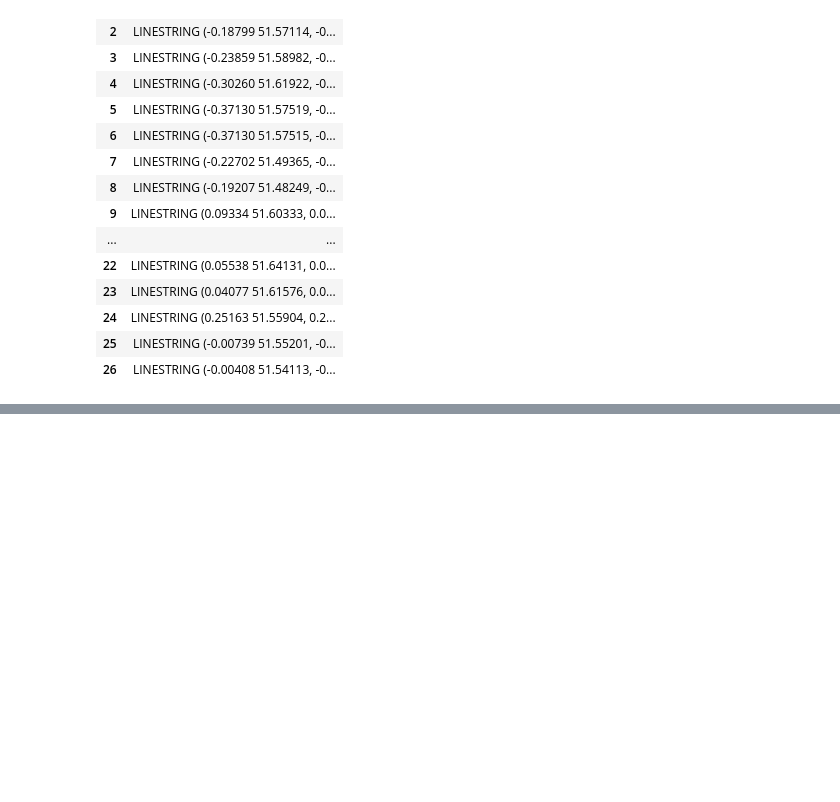
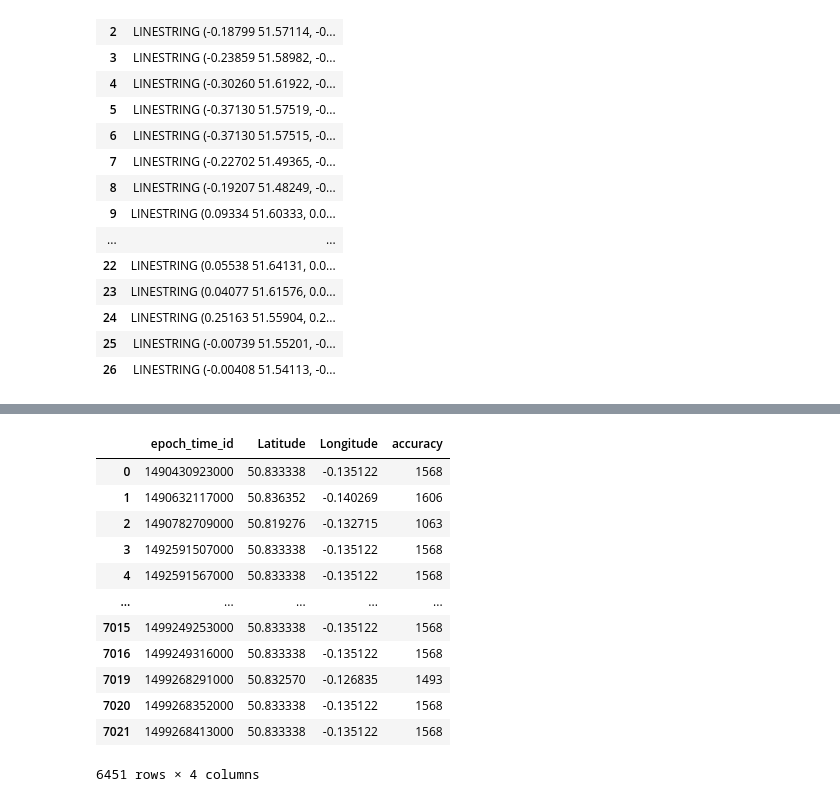
Before and after one commit to dbalabka/shl-activity-recognition-2021, a Jupyter notebook: notebooks/features_distance_to_points.ipynb, the cells around one changed output, grey strips where cells are left out. Drawn from its saved outputs; the diff is of its cells as text; code cells hidden in the pictures; blank space fills up the shorter version.

```diff
--- a/notebooks/features_distance_to_points.ipynb
+++ b/notebooks/features_distance_to_points.ipynb
@@ -264,0 +293,25 @@ train_label.merge(train_distances_to_lines_with_windows, on="epoch_time_id")
+# %%
+def read_cell_location(cell_location_file, feature_distance_file):
+    cell_location = pd.read_csv(cell_location_file)
+    return cell_location[~cell_location.epoch_time_id.isin(pd.read_parquet(feature_distance_file, columns=['epoch_time_id'])['epoch_time_id'])]
+
+train_cell_location = read_cell_location('../data/train/features_cell_to_location.csv', '../data/train/features_distances.parquet')
+test_cell_location = read_cell_location('../data/test/features_cell_to_location.csv', '../data/test/features_distances.parquet')
+validate_cell_location = read_cell_location('../data/validate/features_cell_to_location.csv', '../data/validate/features_distances.parquet')
+
+
+display(train_cell_location)
+# %% [output]
+|  | epoch_time_id | Latitude | Longitude | accuracy |
+| 0 | 1490430923000 | 50.833338 | -0.135122 | 1568 |
+| 1 | 1490632117000 | 50.836352 | -0.140269 | 1606 |
+| 2 | 1490782709000 | 50.819276 | -0.132715 | 1063 |
+| 3 | 1492591507000 | 50.833338 | -0.135122 | 1568 |
+| 4 | 1492591567000 | 50.833338 | -0.135122 | 1568 |
+| ... | ... | ... | ... | ... |
+| 7015 | 1499249253000 | 50.833338 | -0.135122 | 1568 |
+| 7016 | 1499249316000 | 50.833338 | -0.135122 | 1568 |
+| 7019 | 1499268291000 | 50.832570 | -0.126835 | 1493 |
+| 7020 | 1499268352000 | 50.833338 | -0.135122 | 1568 |
+| 7021 | 1499268413000 | 50.833338 | -0.135122 | 1568 |
+6451 rows × 4 columns
```
Also changed, not shown: parts of 4 cells of this notebook, 1 other file.
